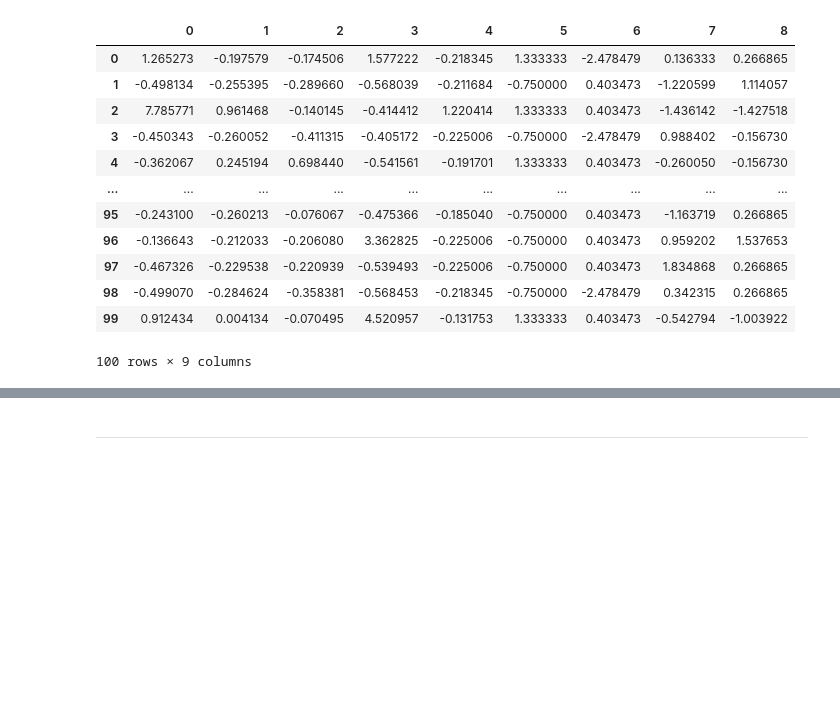
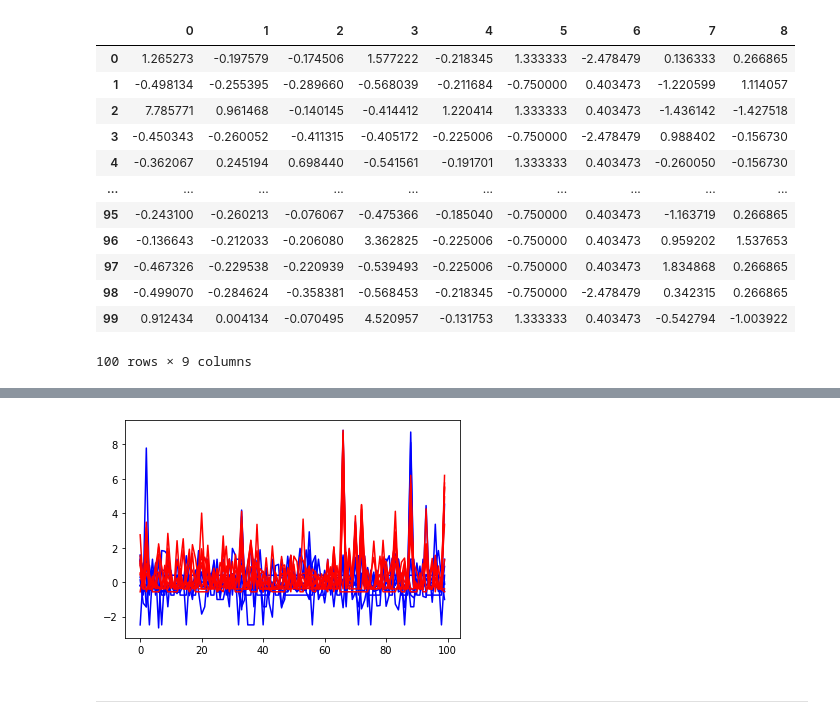
Before and after one commit to UsamaMalick/Spotting-Fake-users-on-Twitter, a Jupyter notebook: notebooks/sfuot.ipynb, the cells around one changed output, grey strips where cells are left out. Saved outputs shown, nothing was run; the diff lists cells and outputs as text; code cells hidden in the pictures; blank space fills up the shorter version.

Commit message:
Models Visualized

```diff
--- a/notebooks/sfuot.ipynb
+++ b/notebooks/sfuot.ipynb
@@ -246,6 +249,6 @@ _________________________________________________________________
 # %%
 # Instantiate VAE
 vae_outputs = decoder(encoder(i)[2])
-vae         = tf.keras.Model(i, vae_outputs, name='User Data-VAE')
+vae         = tf.keras.Model(i, vae_outputs, name='User_Data-VAE')
 vae.summary()
 # %% [output]
@@ -279,6 +282,8 @@ def kl_reconstruction_loss(true, pred):
     kl_loss = tf.reduce_mean(tf.reduce_sum(kl_loss, axis=1))
     # Total loss = 50% rec + 50% KL divergence loss
     return (reconstruction_loss + kl_loss)
+
+reconstruction_loss = tf.function(kl_reconstruction_loss)
 # %% [markdown]
 ## Training
 # %%
@@ -287,7 +292,7 @@ We are using the adam optimizer from Keras in combination
 of our own defined loss function which is the mean of
 reconstruction loss and the KL divergence.
 """
-vae.compile(optimizer='adam', loss=kl_reconstruction_loss)
+vae.compile(optimizer='adam', loss=reconstruction_loss)
 # %%
 history = vae.fit(x = training_data, y = training_data,
         epochs = no_epochs,
@@ -359,0 +347,9 @@ Predicted Data
+# %%
+def convert_to_data(data):
+    return pd.DataFrame(data)
+
+see_data = tf.function(convert_to_data)
+
+print('Predicted Data')
+predicted_data = see_data(vae.predict(training_data))
+predicted_data
@@ -360,3 +371,9 @@ Predicted Data
+# %%
+plt.plot(training_data, color='blue')
+plt.plot(predicted_data, color='red')
+plt.show()
+# %% [output]
+[figure, added]
 # %% [markdown]
 ***
 # %% [markdown]
```
Also changed, not shown: parts of 27 cells of this notebook, 2 other files.
